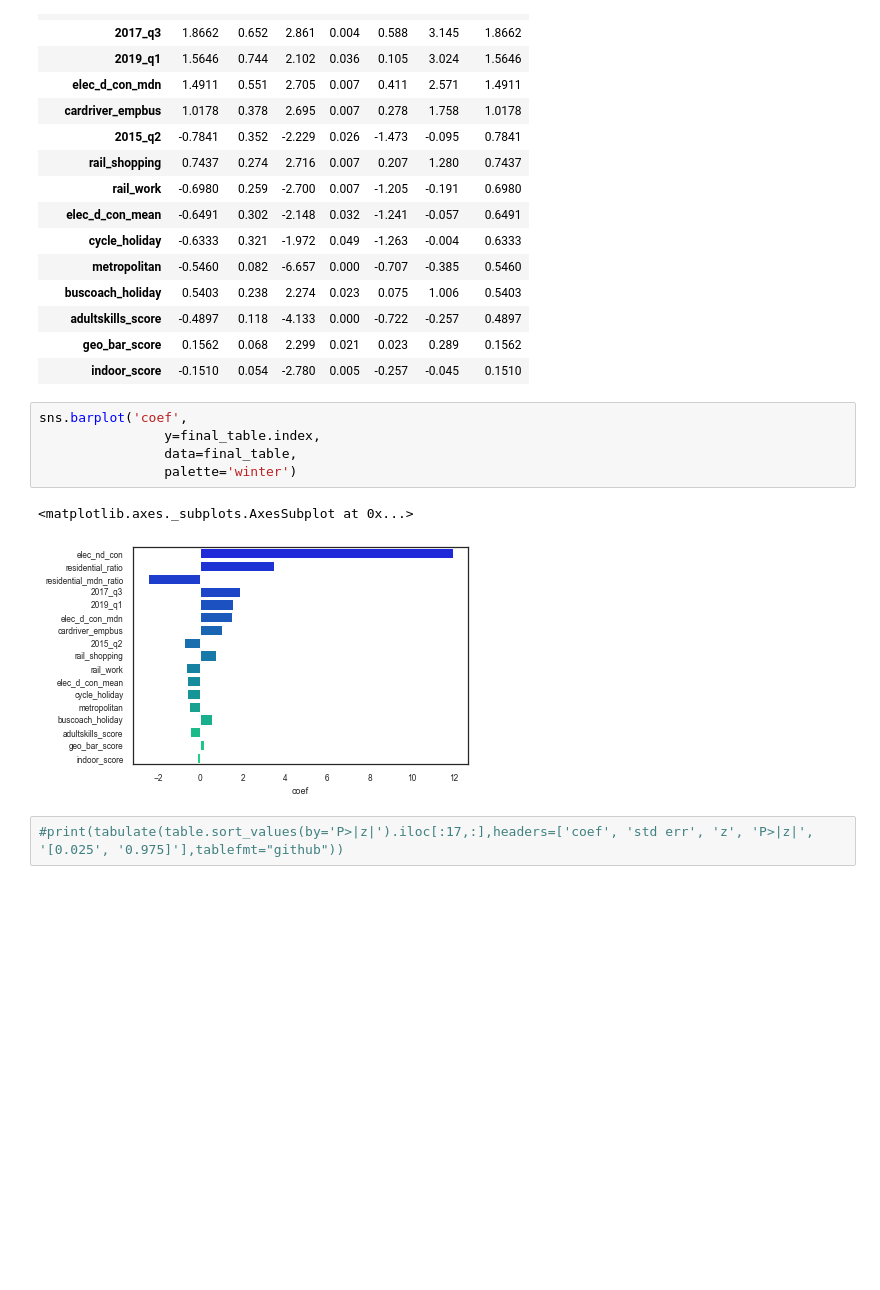
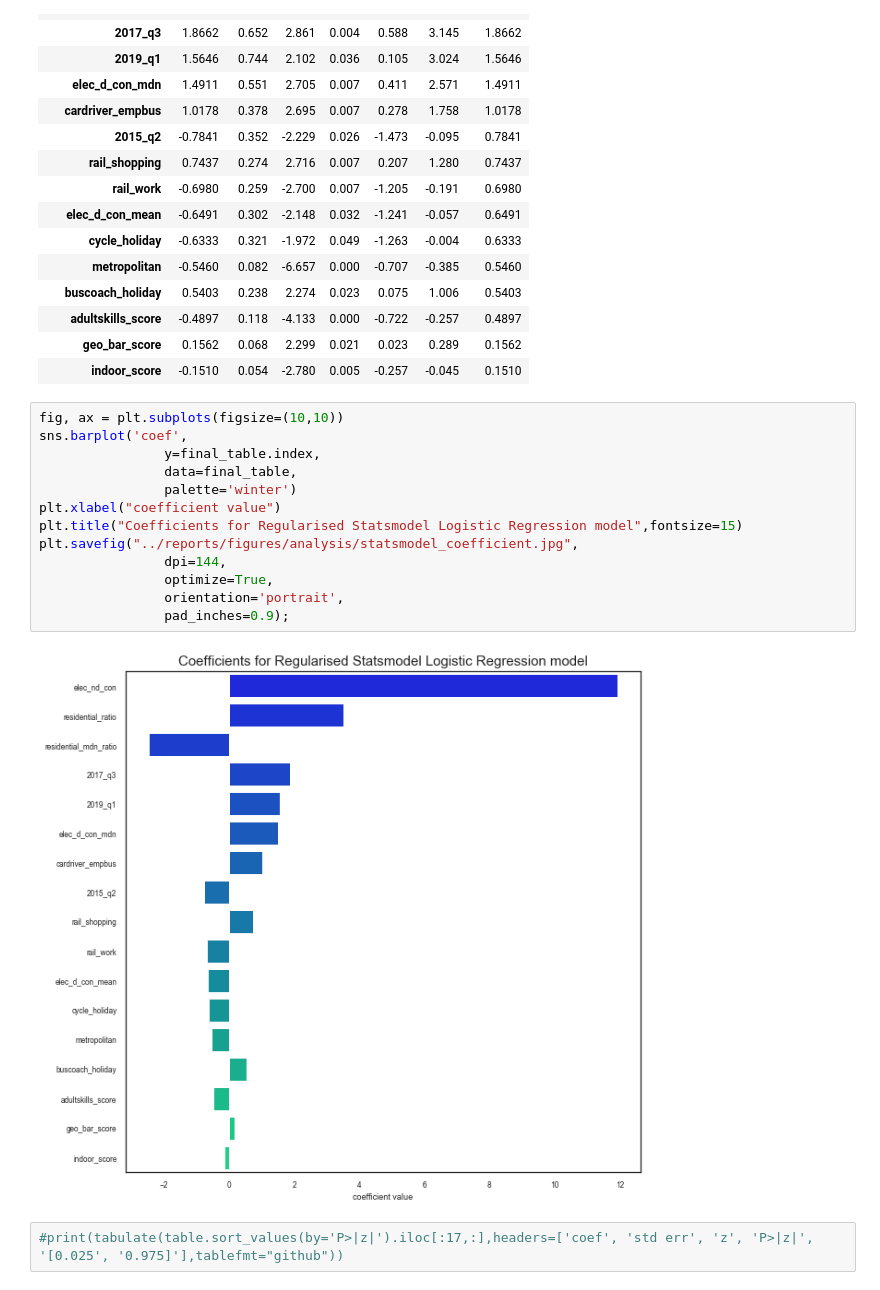
Before and after one commit to cdenbowjr/ev_chargepoint_prediction, a Jupyter notebook: notebooks/4.0-ced-analysis.ipynb, the cells around one changed output. Cells and saved outputs as stored; diff of their text form; blank space fills up the shorter version.

Commit message:
Analysis section

```diff
--- a/notebooks/4.0-ced-analysis.ipynb
+++ b/notebooks/4.0-ced-analysis.ipynb
@@ -123,14 +123,21 @@ final_table
 | adultskills_score | -0.4897 | 0.118 | -4.133 | 0.000 | -0.722 | -0.257 | 0.4897 |
 | geo_bar_score | 0.1562 | 0.068 | 2.299 | 0.021 | 0.023 | 0.289 | 0.1562 |
 | indoor_score | -0.1510 | 0.054 | -2.780 | 0.005 | -0.257 | -0.045 | 0.1510 |
-# %%
-sns.barplot('coef',
-                y=final_table.index,
-                data=final_table,
-                palette='winter')
-# %% [output]
-<matplotlib.axes._subplots.AxesSubplot at 0x...>
-[figure, removed]
+# %%
+fig, ax = plt.subplots(figsize=(10,10))
+sns.barplot('coef',
+                y=final_table.index,
+                data=final_table,
+                palette='winter')
+plt.xlabel("coefficient value")
+plt.title("Coefficients for Regularised Statsmodel Logistic Regression model",fontsize=15)
+plt.savefig("../reports/figures/analysis/statsmodel_coefficient.jpg",
+                dpi=144,
+                optimize=True,
+                orientation='portrait',
+                pad_inches=0.9);
+# %% [output]
+[figure, added]
 # %%
 #print(tabulate(table.sort_values(by='P>|z|').iloc[:17,:],headers=['coef', 'std err', 'z', 'P>|z|', '[0.025', '0.975]'],tablefmt="github"))
 # %% [markdown]
```
Also changed, not shown: 2 other files.
